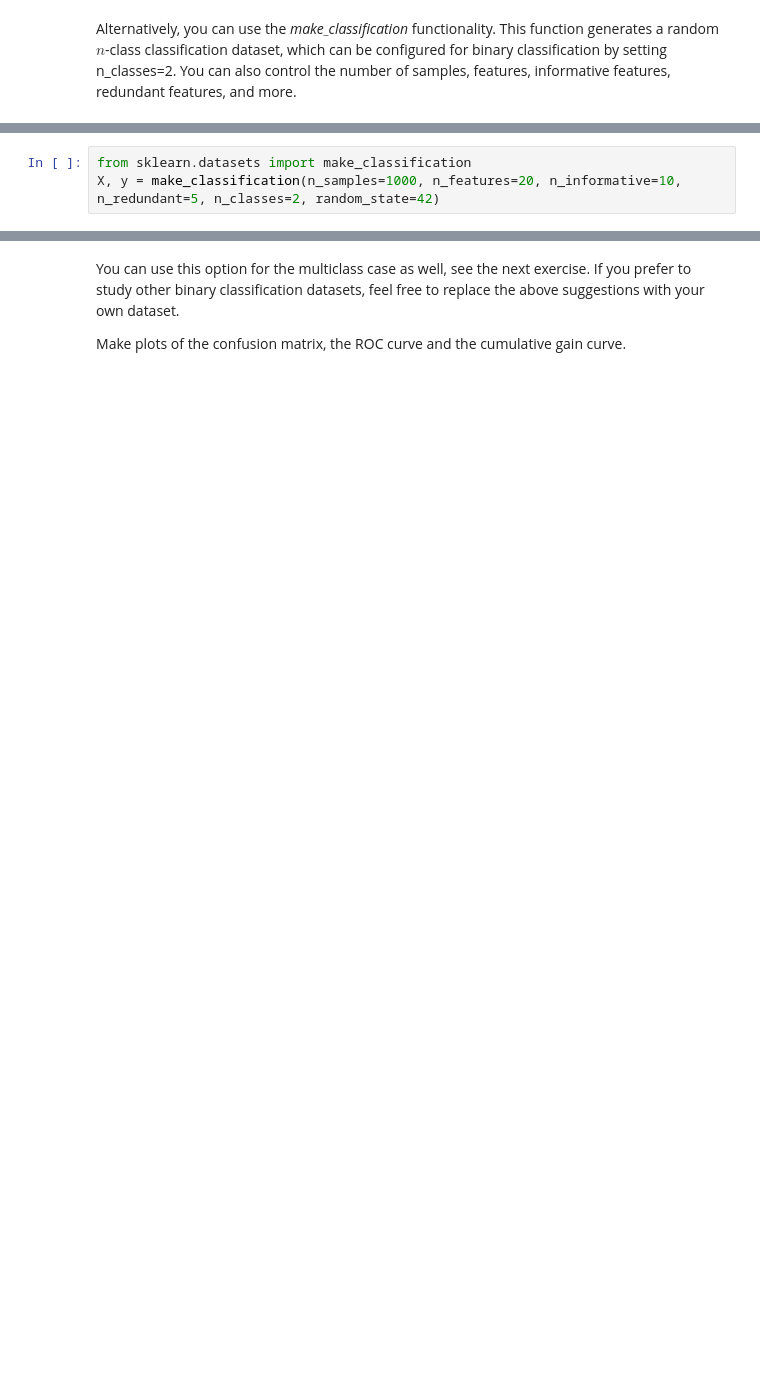
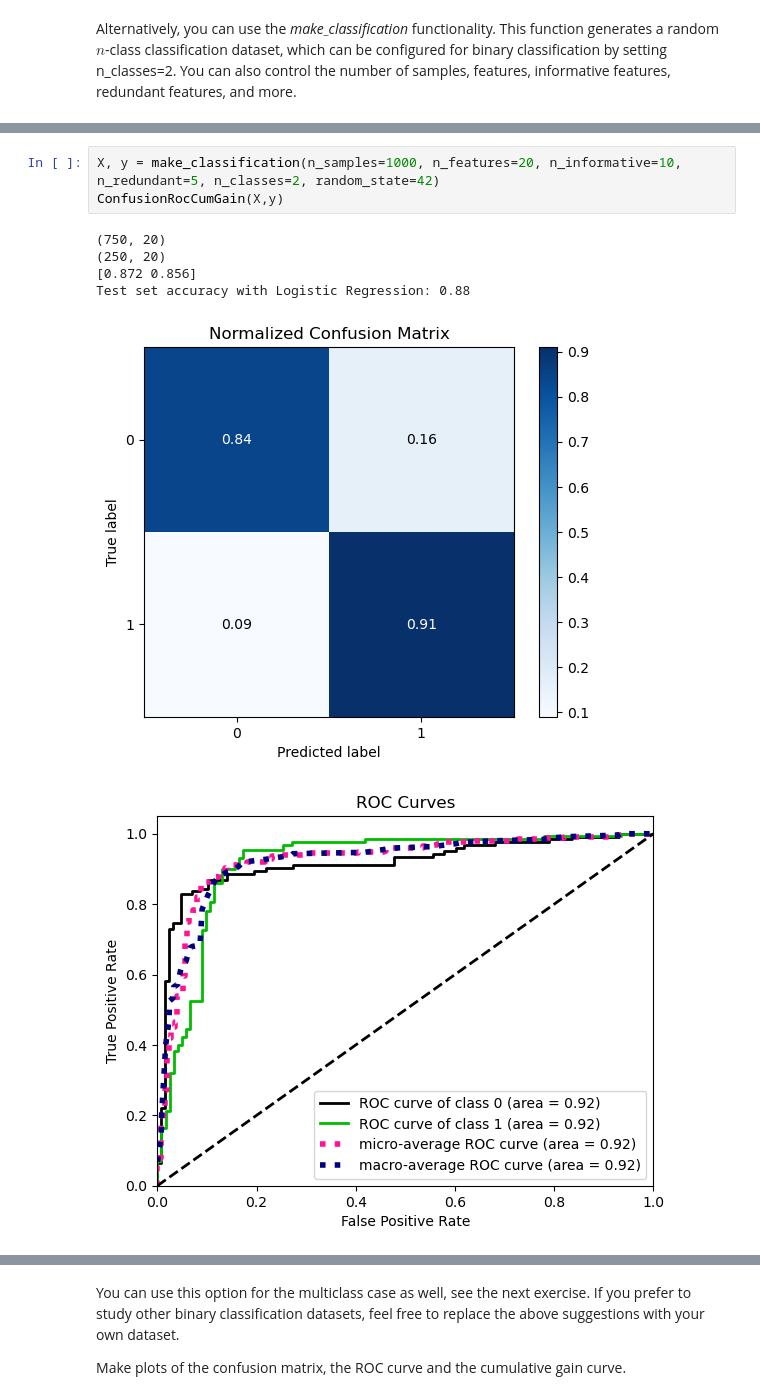
Before and after one commit to NatalliaDanilchanka/FYS-STK3155_MachineLearning, a Jupyter notebook: Week_43.ipynb, the cells around one changed output, grey strips where cells are left out. Drawn from its saved outputs; the diff is of its cells as text; blank space fills up the shorter version.

```diff
--- a/Week_43.ipynb
+++ b/Week_43.ipynb
@@ -268,3 +267,10 @@ Test set accuracy with Logistic Regression: 1.00
 # %%
-from sklearn.datasets import make_classification
 X, y = make_classification(n_samples=1000, n_features=20, n_informative=10, n_redundant=5, n_classes=2, random_state=42)
+ConfusionRocCumGain(X,y)
+# %% [output]
+(750, 20)
+(250, 20)
+[0.872 0.856]
+Test set accuracy with Logistic Regression: 0.88
+[figure, added]
+[figure, added]
```
Also changed, not shown: parts of 11 cells of this notebook, 1 other file.
